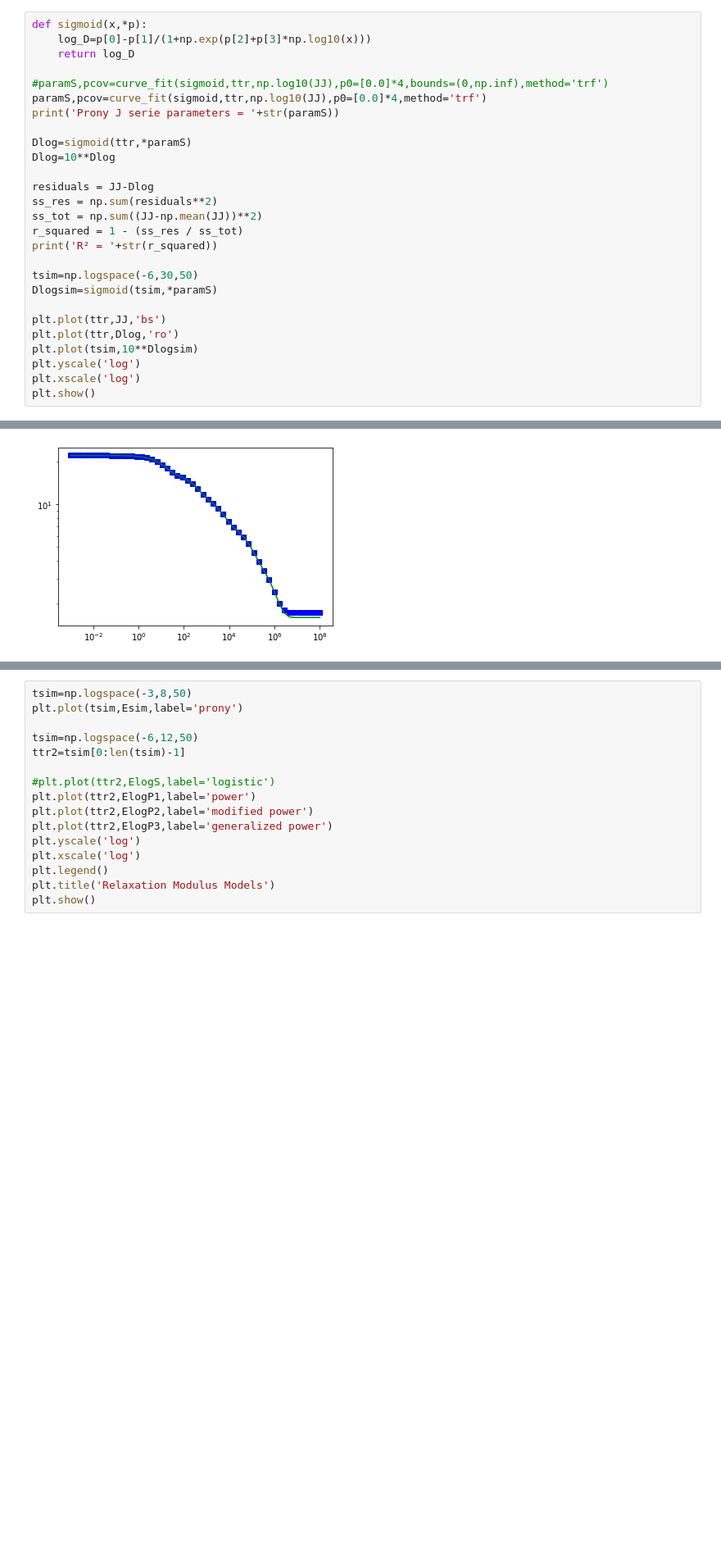
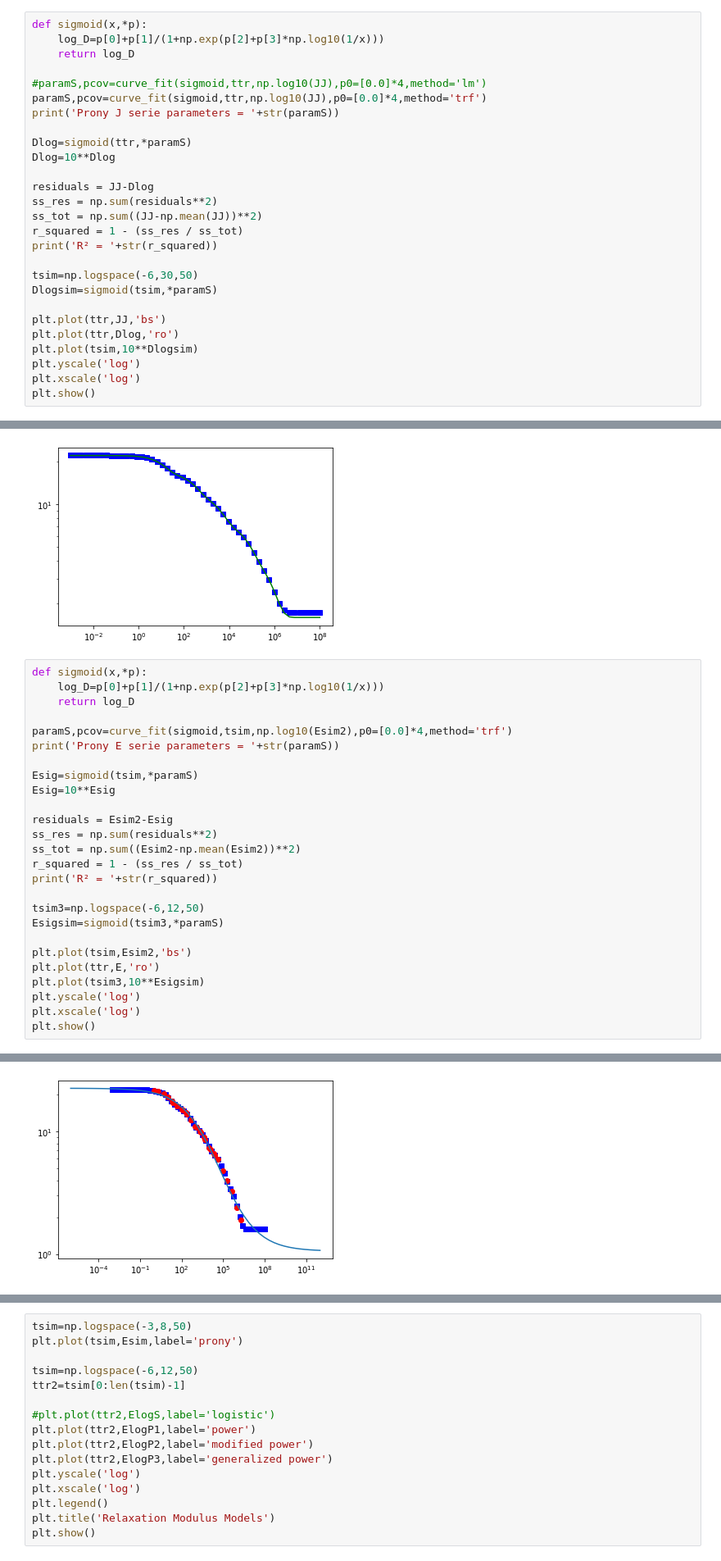
Before and after one commit to mailhebe/ACThStress_Jupyter, a Jupyter notebook: ACThStress.ipynb, the cells around one changed output, grey strips where cells are left out. Shown at 82% size. Drawn from its saved outputs; the diff is of its cells as text; blank space fills up the shorter version.

```diff
--- a/ACThStress.ipynb
+++ b/ACThStress.ipynb
@@ -714,9 +706,9 @@ R² = 0.9990549643949092
 # %%
 def sigmoid(x,*p):
-    log_D=p[0]-p[1]/(1+np.exp(p[2]+p[3]*np.log10(x)))
+    log_D=p[0]+p[1]/(1+np.exp(p[2]+p[3]*np.log10(1/x)))
     return log_D
 
-#paramS,pcov=curve_fit(sigmoid,ttr,np.log10(JJ),p0=[0.0]*4,bounds=(0,np.inf),method='trf')
+#paramS,pcov=curve_fit(sigmoid,ttr,np.log10(JJ),p0=[0.0]*4,method='lm')
 paramS,pcov=curve_fit(sigmoid,ttr,np.log10(JJ),p0=[0.0]*4,method='trf')
 print('Prony J serie parameters = '+str(paramS))
 
@@ -1198,3 +1175,30 @@ Prony E serie parameters = [22.02896997 36.43377705 31.42474958  4.92766582  2.5
   4.92745509]
 R² = 0.9999952960688503
 [figure]
+# %%
+def sigmoid(x,*p):
+    log_D=p[0]+p[1]/(1+np.exp(p[2]+p[3]*np.log10(1/x)))
+    return log_D
+
+paramS,pcov=curve_fit(sigmoid,tsim,np.log10(Esim2),p0=[0.0]*4,method='trf')
+print('Prony E serie parameters = '+str(paramS))
+
+Esig=sigmoid(tsim,*paramS)
+Esig=10**Esig
+
+residuals = Esim2-Esig
+ss_res = np.sum(residuals**2)
+ss_tot = np.sum((Esim2-np.mean(Esim2))**2)
+r_squared = 1 - (ss_res / ss_tot)
+print('R² = '+str(r_squared))
+
+tsim3=np.logspace(-6,12,50)
+Esigsim=sigmoid(tsim3,*paramS)
+
+plt.plot(tsim,Esim2,'bs')
+plt.plot(ttr,E,'ro')
+plt.plot(tsim3,10**Esigsim)
+plt.yscale('log')
+plt.xscale('log')
+plt.show()
+# %% [output]
@@ -1200,0 +1207 @@ R² = 0.9999952960688503
+[figure, added]
```
Also changed, not shown: parts of 35 cells of this notebook, 9 other files.
